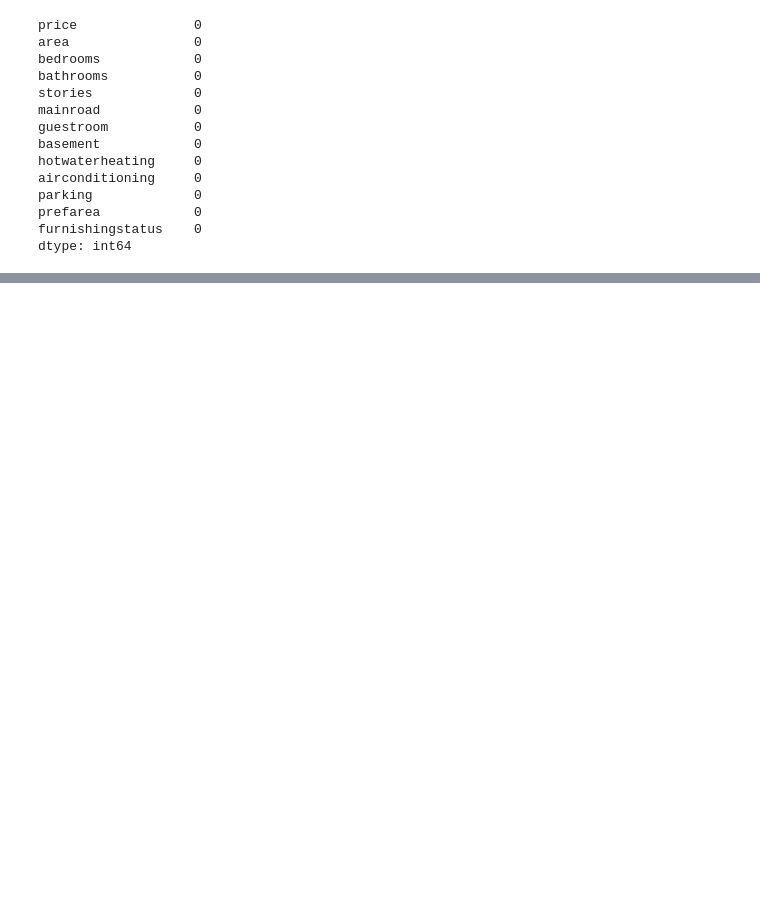
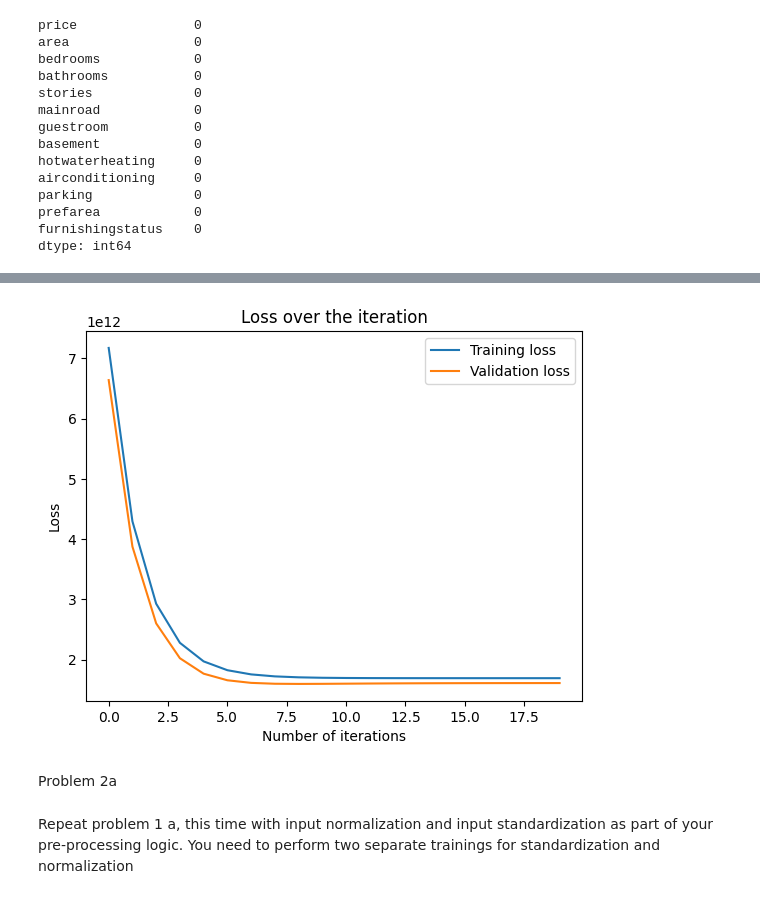
Before and after one commit to saikrishna1108/Introduction-to-Machine-Learning, a Jupyter notebook: Homework2.ipynb, the cells around one changed output, grey strips where cells are left out. Saved outputs shown, nothing was run; the diff lists cells and outputs as text; code cells hidden in the pictures; blank space fills up the shorter version.

```diff
--- a/Homework2.ipynb
+++ b/Homework2.ipynb
@@ -538,0 +149,6 @@ plt.show()
+# %%
+theta = np.zeros(12).reshape(12,1)
+iterations = 20
+learning_rate= 0.00000001
+theta12,cost12,cost22 = gradient_value(x_train1,x_test1,y_train1,y_test1,theta,iterations,learning_rate)
+print(theta12)
@@ -538,0 +168,14 @@ plt.show()
+# %%
+plt.plot([x for x in range(iterations)],cost1,label="Training loss")
+plt.plot([x for x in range(iterations)],cost2,label="Validation loss")
+plt.xlabel('Number of iterations')
+plt.ylabel('Loss')
+plt.title('Loss over the iteration')
+plt.legend()
+plt.show()
+# %% [output]
+[figure, added]
+# %% [markdown]
+Problem 2a
+# %% [markdown]
+ Repeat problem 1 a, this time with input normalization and input standardization as part of your pre-processing logic. You need to perform two separate trainings for standardization and normalization
```
Also changed, not shown: parts of 60 cells of this notebook.
